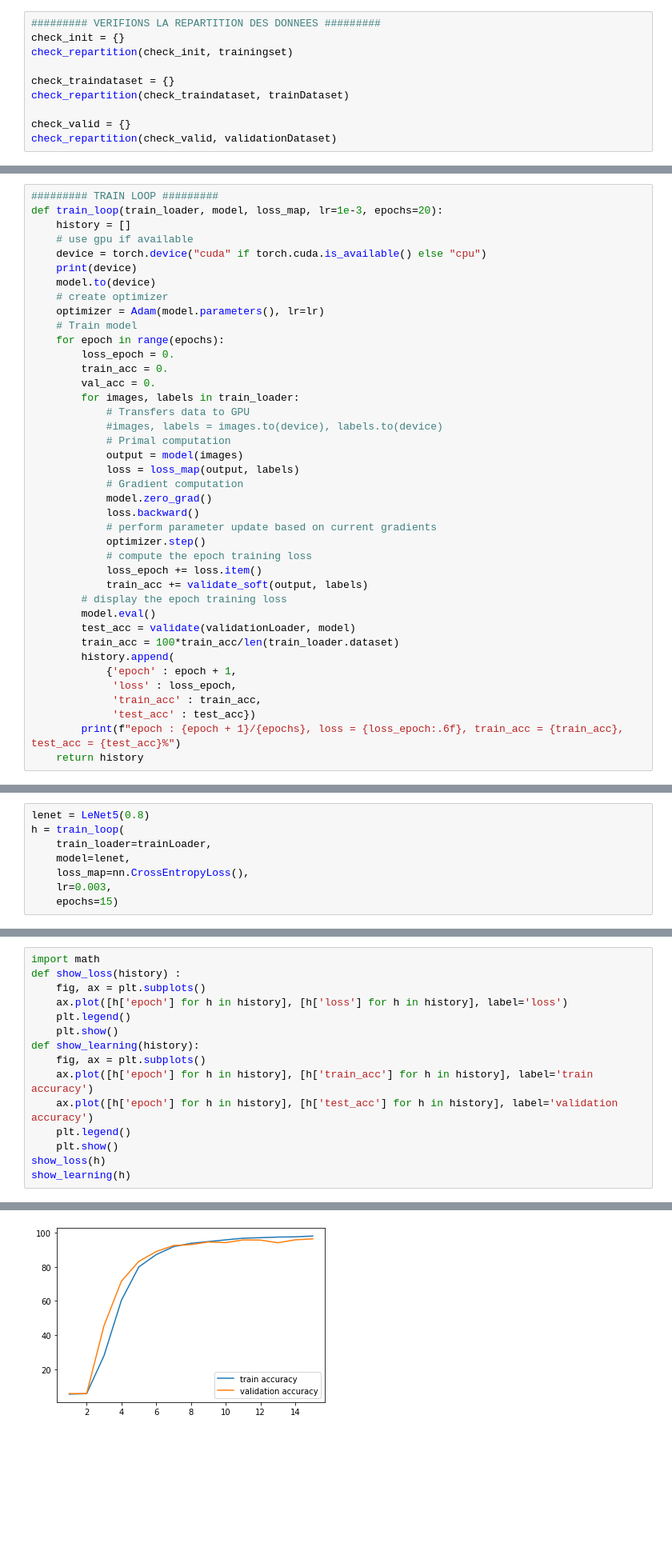
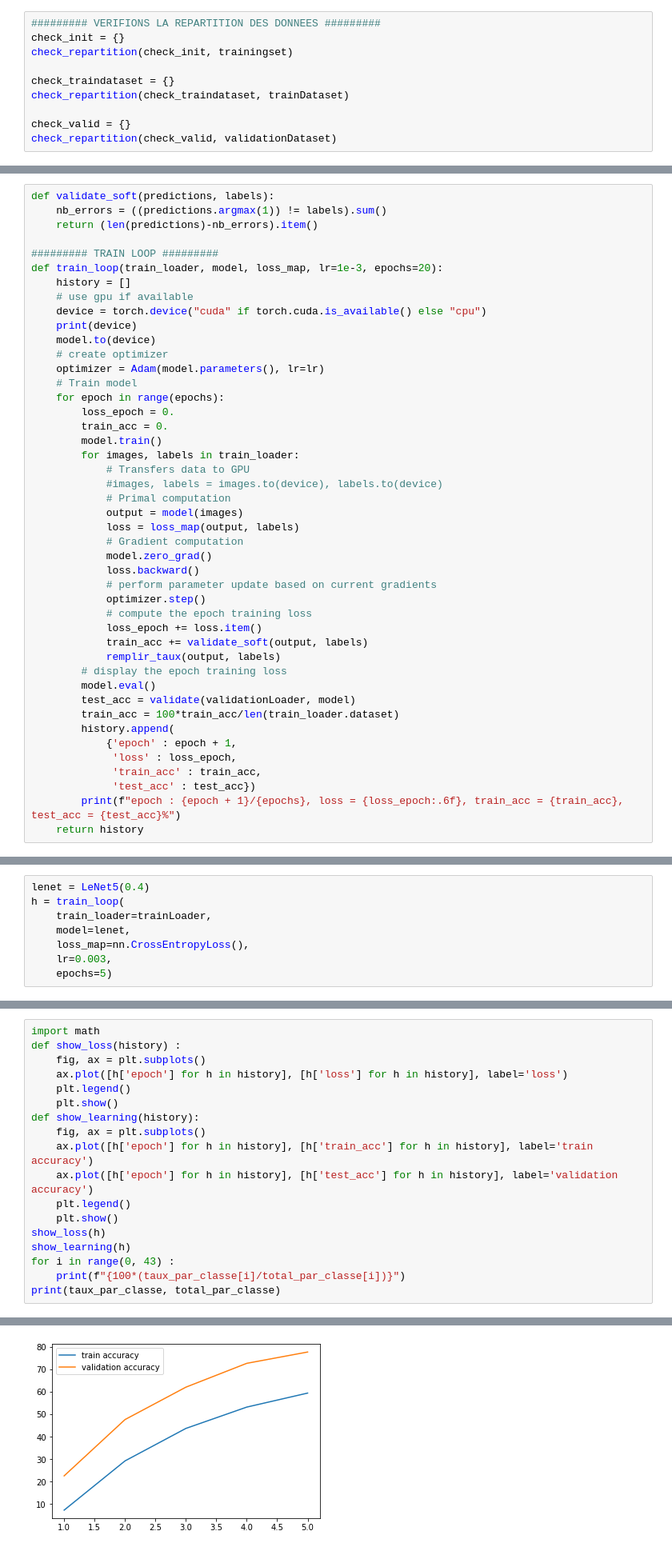
Before and after one commit to Alastrael/Road-Sign-Detection, a Jupyter notebook: notebook_project.ipynb, the cells around one changed output, grey strips where cells are left out. Shown at 80% size. Drawn from its saved outputs; the diff is of its cells as text; blank space fills up the shorter version.

```diff
--- a/notebook_project.ipynb
+++ b/notebook_project.ipynb
@@ -138,4 +132,8 @@ def validate_soft(predictions, labels):
 # %%
+def validate_soft(predictions, labels):
+    nb_errors = ((predictions.argmax(1)) != labels).sum()
+    return (len(predictions)-nb_errors).item()
+
 ######### TRAIN LOOP #########
 def train_loop(train_loader, model, loss_map, lr=1e-3, epochs=20):
     history = []
@@ -149,7 +147,7 @@ def train_loop(train_loader, model, loss_map, lr=1e-3, epochs=20):
     for epoch in range(epochs):
         loss_epoch = 0.
         train_acc = 0.
-        val_acc = 0.
+        model.train()
         for images, labels in train_loader:
             # Transfers data to GPU
             #images, labels = images.to(device), labels.to(device)
@@ -164,6 +162,7 @@ def train_loop(train_loader, model, loss_map, lr=1e-3, epochs=20):
             # compute the epoch training loss
             loss_epoch += loss.item()
             train_acc += validate_soft(output, labels)
+            remplir_taux(output, labels)
         # display the epoch training loss
         model.eval()
         test_acc = validate(validationLoader, model)
@@ -234,12 +231,12 @@ class LeNet5(nn.Module):
         layer7 = self.fc3(layer9)
         return layer7
 # %%
-lenet = LeNet5(0.8)
+lenet = LeNet5(0.4)
 h = train_loop(
     train_loader=trainLoader,
     model=lenet,
     loss_map=nn.CrossEntropyLoss(),
     lr=0.003,
-    epochs=15)
+    epochs=5)
 # %% [output]
 cpu
@@ -273,4 +260,7 @@ def show_learning(history):
     plt.show()
 show_loss(h)
 show_learning(h)
+for i in range(0, 43) :
+    print(f"{100*(taux_par_classe[i]/total_par_classe[i])}")
+print(taux_par_classe, total_par_classe)
 # %% [output]
@@ -278 +268 @@ show_learning(h)
-[figure, old version]
+[figure, new version]
```
Also changed, not shown: parts of 6 cells of this notebook, 1 other file.
